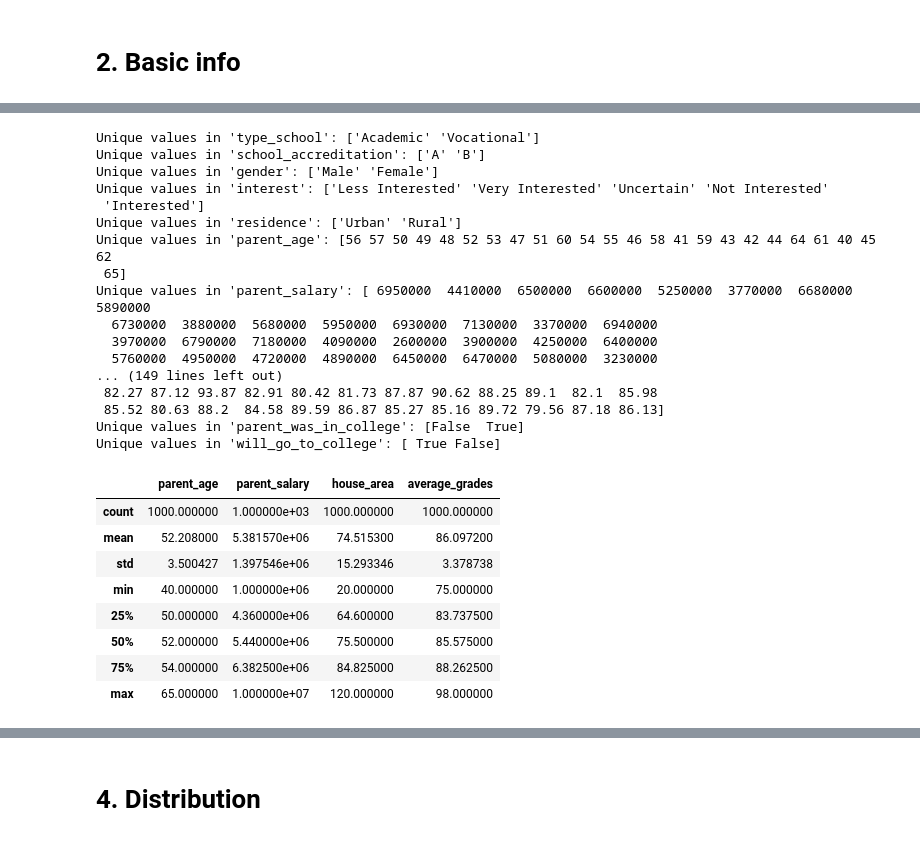
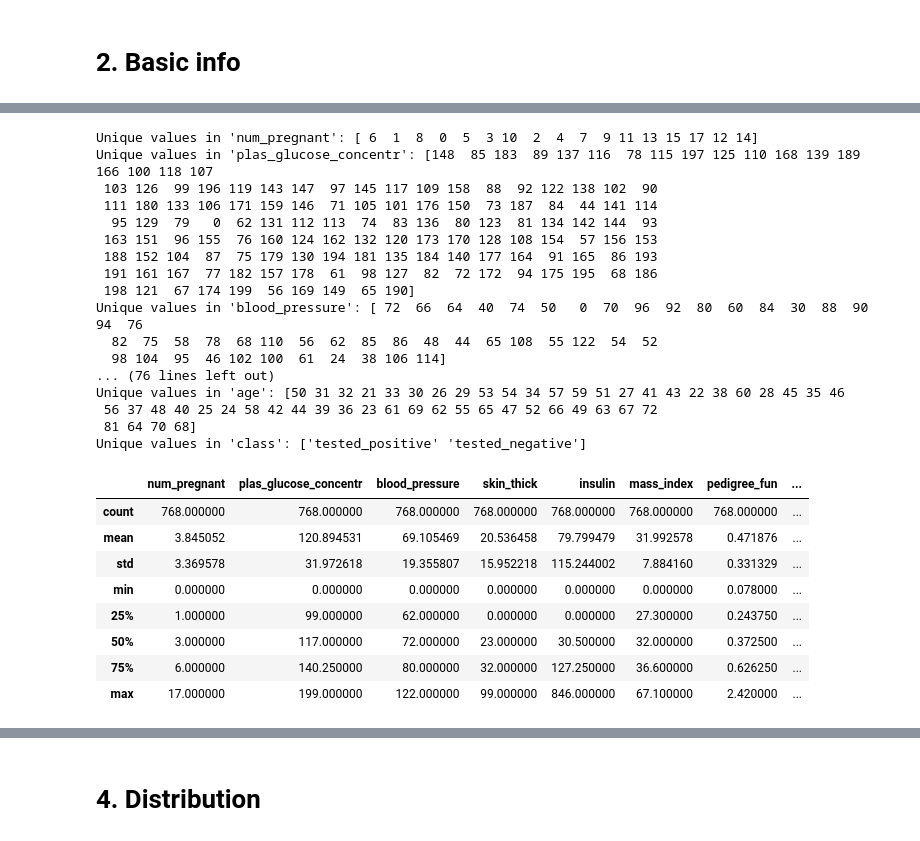
Before and after one commit to FilipLangiewicz/AutoMLTunability, a Jupyter notebook: code/EDA/EDA_diabetes.ipynb, the cells around one changed output, grey strips where cells are left out. Saved outputs shown, nothing was run; the diff lists cells and outputs as text; code cells hidden in the pictures.

```diff
--- a/code/EDA/EDA_diabetes.ipynb
+++ b/code/EDA/EDA_diabetes.ipynb
@@ -8,7 +8,7 @@ warnings.filterwarnings("ignore")
 # %%
 import pandas as pd
 
-college_df = pd.read_csv('../../data/college.csv')
+diabetes_df = pd.read_csv('../../data/diabetes.csv')
 # %% [markdown]
 # 2. Basic info
 # %%
@@ -58,36 +56,36 @@ college_df.agg(['min', 'max'])
 # %%
 # Show unique values in columns:
 
-for column in college_df.columns:
-    print(f"Unique values in '{column}':", college_df[column].unique())
+for column in diabetes_df.columns:
+    print(f"Unique values in '{column}':", diabetes_df[column].unique())
 # %% [output]
-Unique values in 'type_school': ['Academic' 'Vocational']
-Unique values in 'school_accreditation': ['A' 'B']
-Unique values in 'gender': ['Male' 'Female']
-Unique values in 'interest': ['Less Interested' 'Very Interested' 'Uncertain' 'Not Interested'
- 'Interested']
-Unique values in 'residence': ['Urban' 'Rural']
-Unique values in 'parent_age': [56 57 50 49 48 52 53 47 51 60 54 55 46 58 41 59 43 42 44 64 61 40 45 62
- 65]
-Unique values in 'parent_salary': [ 6950000  4410000  6500000  6600000  5250000  3770000  6680000  5890000
-  6730000  3880000  5680000  5950000  6930000  7130000  3370000  6940000
-  3970000  6790000  7180000  4090000  2600000  3900000  4250000  6400000
-  5760000  4950000  4720000  4890000  6450000  6470000  5080000  3230000
-... (149 lines left out)
- 82.27 87.12 93.87 82.91 80.42 81.73 87.87 90.62 88.25 89.1  82.1  85.98
- 85.52 80.63 88.2  84.58 89.59 86.87 85.27 85.16 89.72 79.56 87.18 86.13]
-Unique values in 'parent_was_in_college': [False  True]
-Unique values in 'will_go_to_college': [ True False]
+Unique values in 'num_pregnant': [ 6  1  8  0  5  3 10  2  4  7  9 11 13 15 17 12 14]
+Unique values in 'plas_glucose_concentr': [148  85 183  89 137 116  78 115 197 125 110 168 139 189 166 100 118 107
+ 103 126  99 196 119 143 147  97 145 117 109 158  88  92 122 138 102  90
+ 111 180 133 106 171 159 146  71 105 101 176 150  73 187  84  44 141 114
+  95 129  79   0  62 131 112 113  74  83 136  80 123  81 134 142 144  93
+ 163 151  96 155  76 160 124 162 132 120 173 170 128 108 154  57 156 153
+ 188 152 104  87  75 179 130 194 181 135 184 140 177 164  91 165  86 193
+ 191 161 167  77 182 157 178  61  98 127  82  72 172  94 175 195  68 186
+ 198 121  67 174 199  56 169 149  65 190]
+Unique values in 'blood_pressure': [ 72  66  64  40  74  50   0  70  96  92  80  60  84  30  88  90  94  76
+  82  75  58  78  68 110  56  62  85  86  48  44  65 108  55 122  54  52
+  98 104  95  46 102 100  61  24  38 106 114]
+... (76 lines left out)
+Unique values in 'age': [50 31 32 21 33 30 26 29 53 54 34 57 59 51 27 41 43 22 38 60 28 45 35 46
+ 56 37 48 40 25 24 58 42 44 39 36 23 61 69 62 55 65 47 52 66 49 63 67 72
+ 81 64 70 68]
+Unique values in 'class': ['tested_positive' 'tested_negative']
 # %%
-college_df.describe()
+diabetes_df.describe()
 # %% [output]
-|  | parent_age | parent_salary | house_area | average_grades |
-| count | 1000.000000 | 1.000000e+03 | 1000.000000 | 1000.000000 |
-| mean | 52.208000 | 5.381570e+06 | 74.515300 | 86.097200 |
-| std | 3.500427 | 1.397546e+06 | 15.293346 | 3.378738 |
-| min | 40.000000 | 1.000000e+06 | 20.000000 | 75.000000 |
-| 25% | 50.000000 | 4.360000e+06 | 64.600000 | 83.737500 |
-| 50% | 52.000000 | 5.440000e+06 | 75.500000 | 85.575000 |
-| 75% | 54.000000 | 6.382500e+06 | 84.825000 | 88.262500 |
-| max | 65.000000 | 1.000000e+07 | 120.000000 | 98.000000 |
+|  | num_pregnant | plas_glucose_concentr | blood_pressure | skin_thick | insulin | mass_index | pedigree_fun | ... |
+| count | 768.000000 | 768.000000 | 768.000000 | 768.000000 | 768.000000 | 768.000000 | 768.000000 | ... |
+| mean | 3.845052 | 120.894531 | 69.105469 | 20.536458 | 79.799479 | 31.992578 | 0.471876 | ... |
+| std | 3.369578 | 31.972618 | 19.355807 | 15.952218 | 115.244002 | 7.884160 | 0.331329 | ... |
+| min | 0.000000 | 0.000000 | 0.000000 | 0.000000 | 0.000000 | 0.000000 | 0.078000 | ... |
+| 25% | 1.000000 | 99.000000 | 62.000000 | 0.000000 | 0.000000 | 27.300000 | 0.243750 | ... |
+| 50% | 3.000000 | 117.000000 | 72.000000 | 23.000000 | 30.500000 | 32.000000 | 0.372500 | ... |
+| 75% | 6.000000 | 140.250000 | 80.000000 | 32.000000 | 127.250000 | 36.600000 | 0.626250 | ... |
+| max | 17.000000 | 199.000000 | 122.000000 | 99.000000 | 846.000000 | 67.100000 | 2.420000 | ... |
 # %%
```
Also changed, not shown: parts of 14 cells of this notebook, 1 other file.
